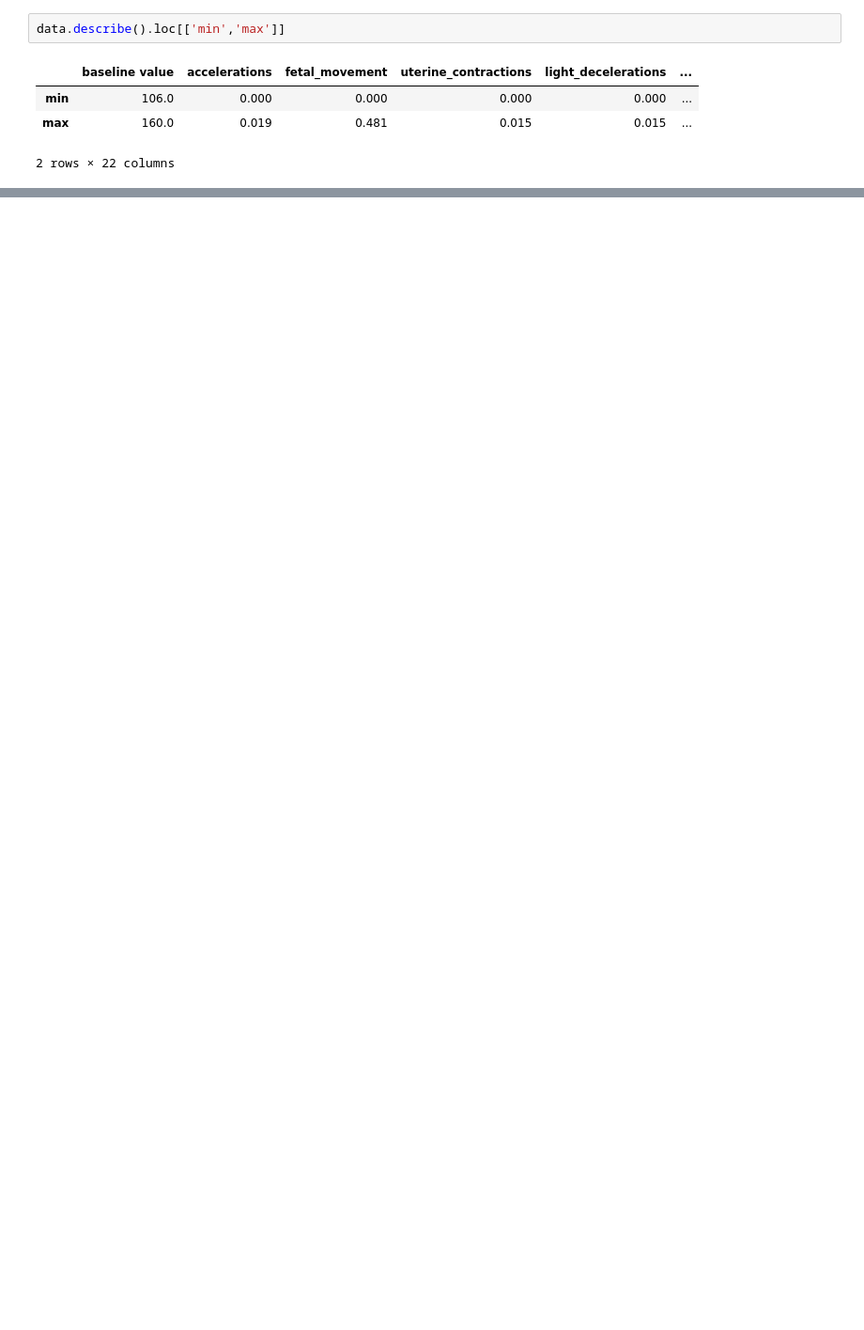
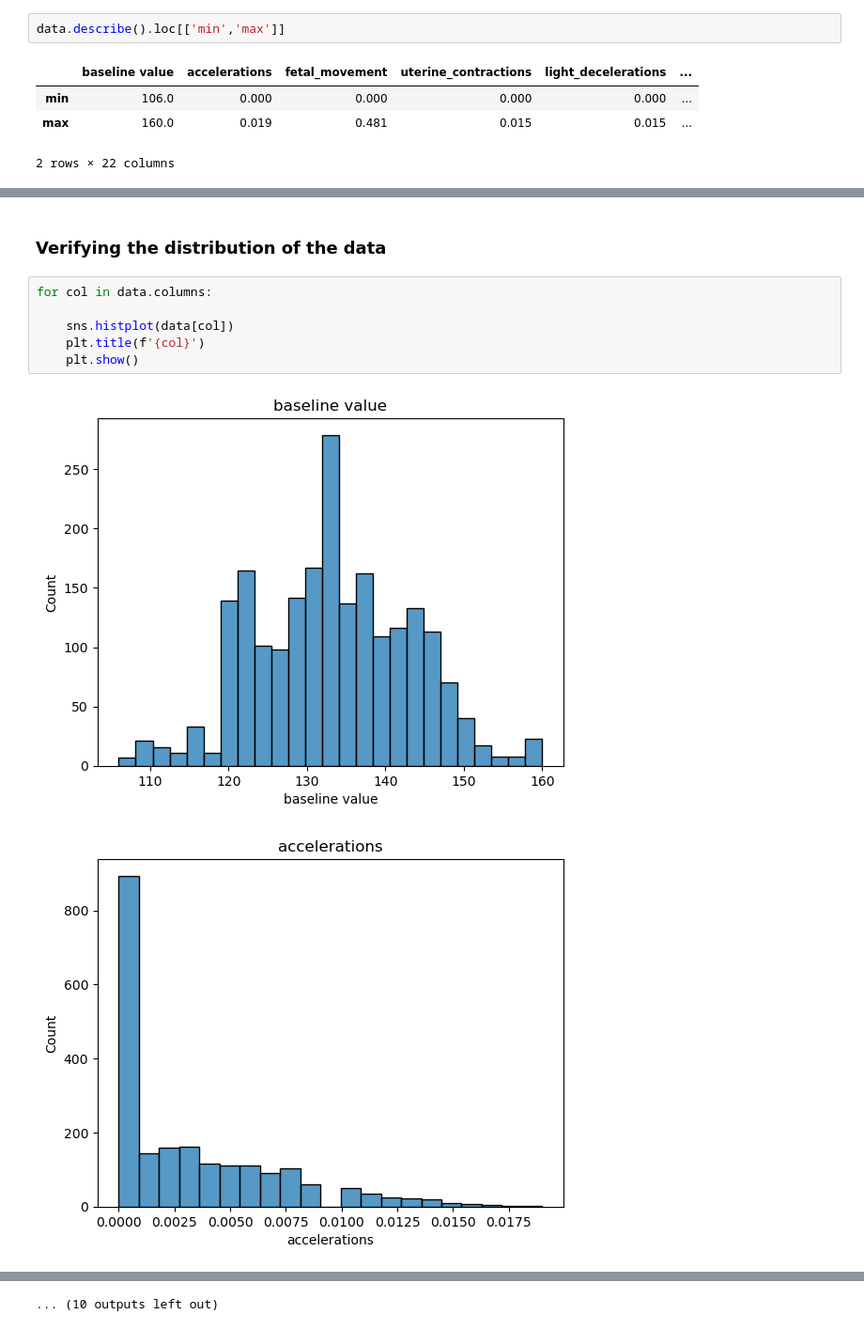
Before and after one commit to AdrianGuzniczak/kaggle-notebooks, a Jupyter notebook: Fetal Health Classification/Fetal health classification models.ipynb, the cells around one changed output, grey strips where cells are left out. Shown at 94% size. Drawn from its saved outputs; the diff is of its cells as text; blank space fills up the shorter version.

Commit message:
histograms and correlation tables added

```diff
--- a/Fetal Health Classification/Fetal health classification models.ipynb
+++ b/Fetal Health Classification/Fetal health classification models.ipynb
@@ -70,0 +48,11 @@ g.map(plt.hist, 'value')
+# %% [markdown]
+### Verifying the distribution of the data
+# %%
+for col in data.columns:
+
+    sns.histplot(data[col])
+    plt.title(f'{col}')
+    plt.show()
+# %% [output]
+[figure, added]
+[figure, added]
@@ -70,0 +69 @@ g.map(plt.hist, 'value')
+... (10 outputs left out)
```
Also changed, not shown: parts of 13 cells of this notebook.
